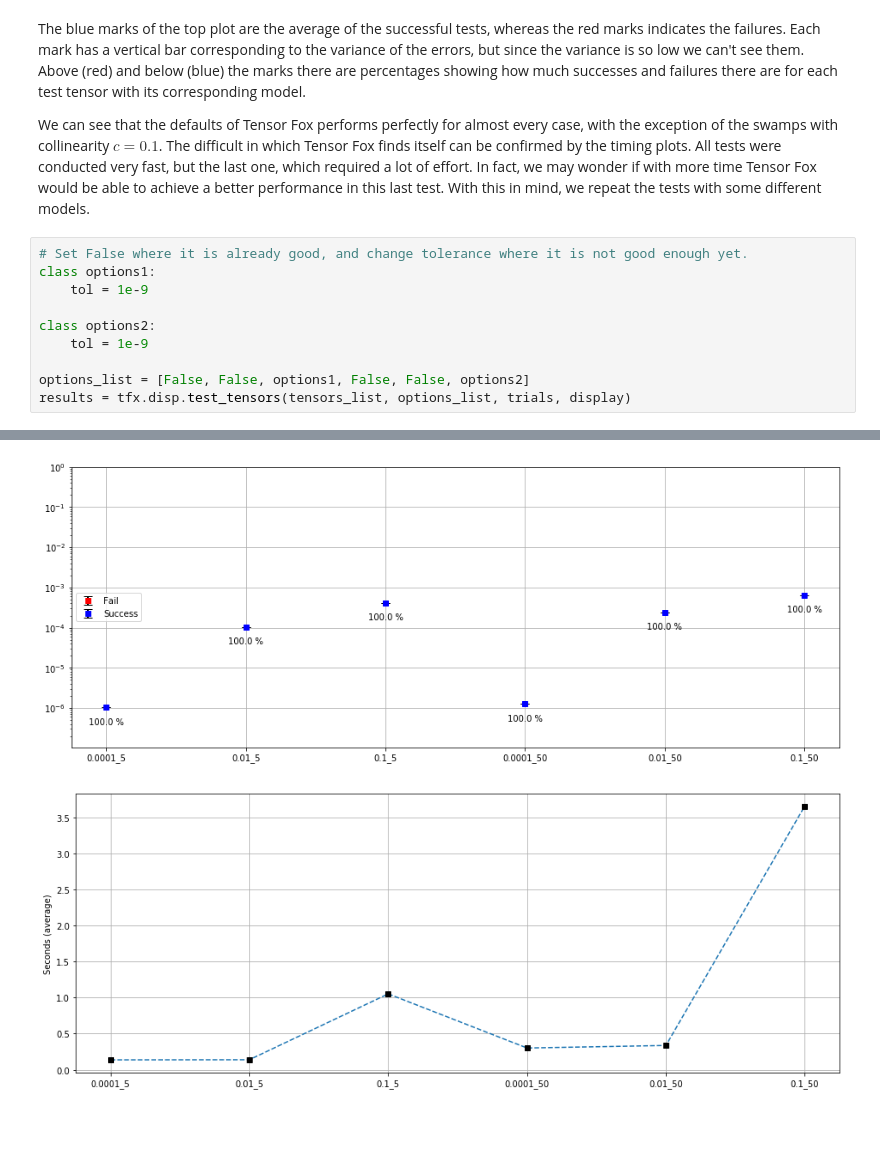
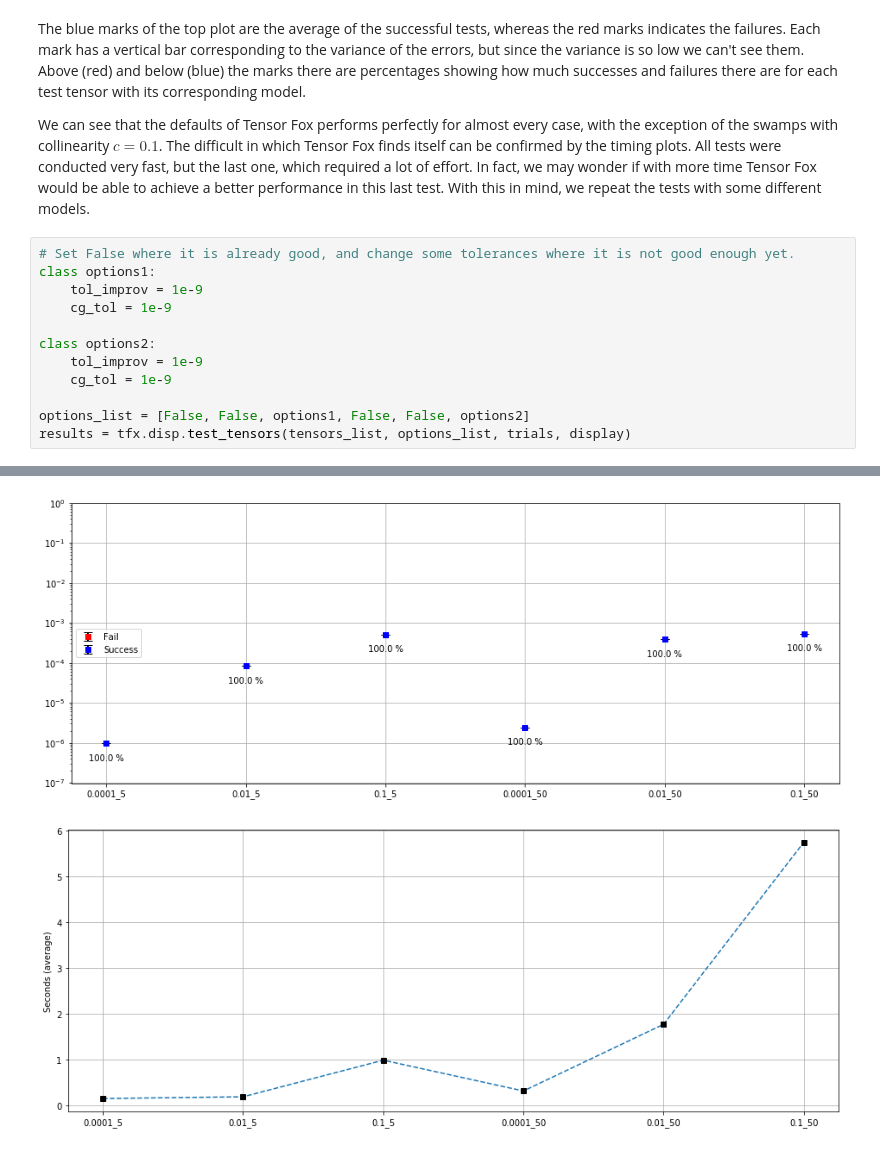
Before and after one commit to felipebottega/Tensor-Fox, a Jupyter notebook: tutorial/9-convenience_tools.ipynb, the cells around one changed output, grey strips where cells are left out. Drawn from its saved outputs; the diff is of its cells as text; blank space fills up the shorter version.

```diff
--- a/tutorial/9-convenience_tools.ipynb
+++ b/tutorial/9-convenience_tools.ipynb
@@ -186,12 +198,14 @@ The blue marks of the top plot are the average of the successful tests, whereas
 
 We can see that the defaults of Tensor Fox performs perfectly for almost every case, with the exception of the swamps with collinearity $c = 0.1$. The difficult in which Tensor Fox finds itself can be confirmed by the timing plots. All tests were conducted very fast, but the last one, which required a lot of effort. In fact, we may wonder if with more time Tensor Fox would be able to achieve a better performance in this last test. With this in mind, we repeat the tests with some different models.
 # %%
-# Set False where it is already good, and change tolerance where it is not good enough yet.
+# Set False where it is already good, and change some tolerances where it is not good enough yet.
 class options1:
-    tol = 1e-9
+    tol_improv = 1e-9
+    cg_tol = 1e-9
 
 class options2:
-    tol = 1e-9
+    tol_improv = 1e-9
+    cg_tol = 1e-9
 
 options_list = [False, False, options1, False, False, options2]
 results = tfx.disp.test_tensors(tensors_list, options_list, trials, display)
@@ -206,2 +220,2 @@ results = tfx.disp.test_tensors(tensors_list, options_list, trials, display)
-[figure, old version]
+[figure, new version]
-[figure, old version]
+[figure, new version]
```
Also changed, not shown: parts of 7 cells of this notebook, 8 other files.
